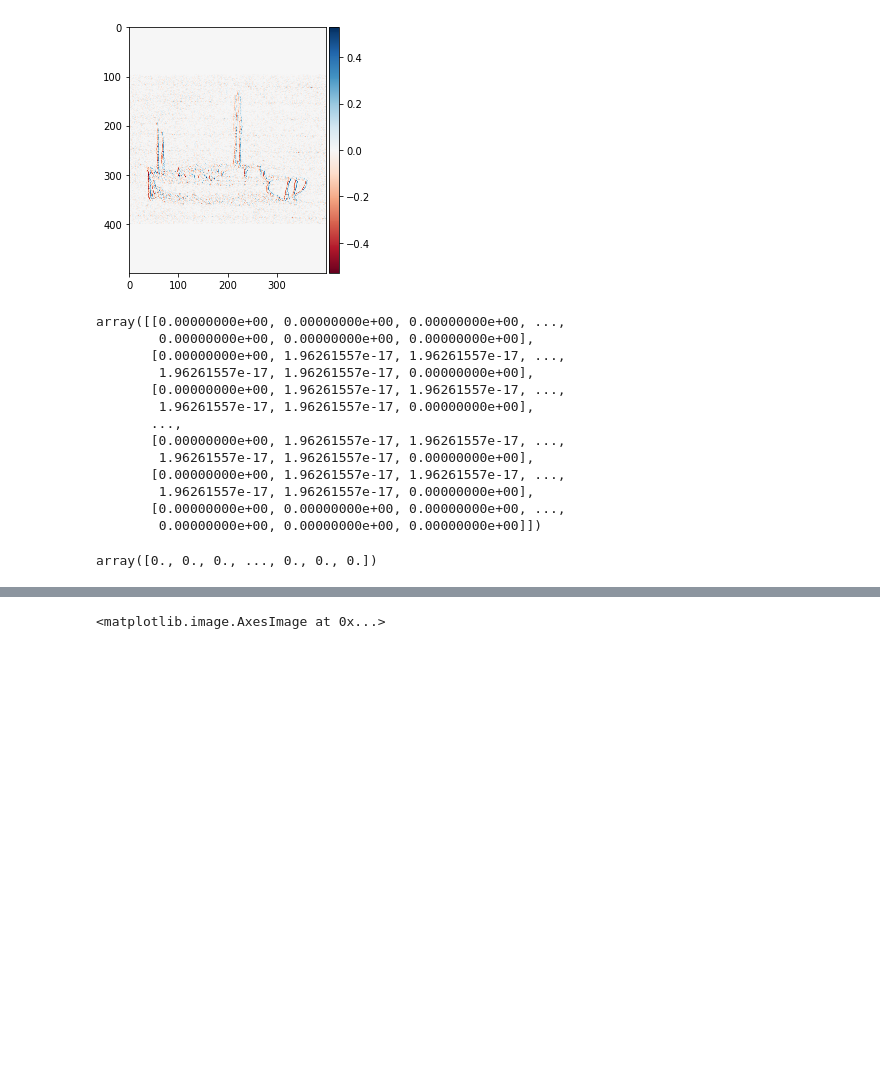
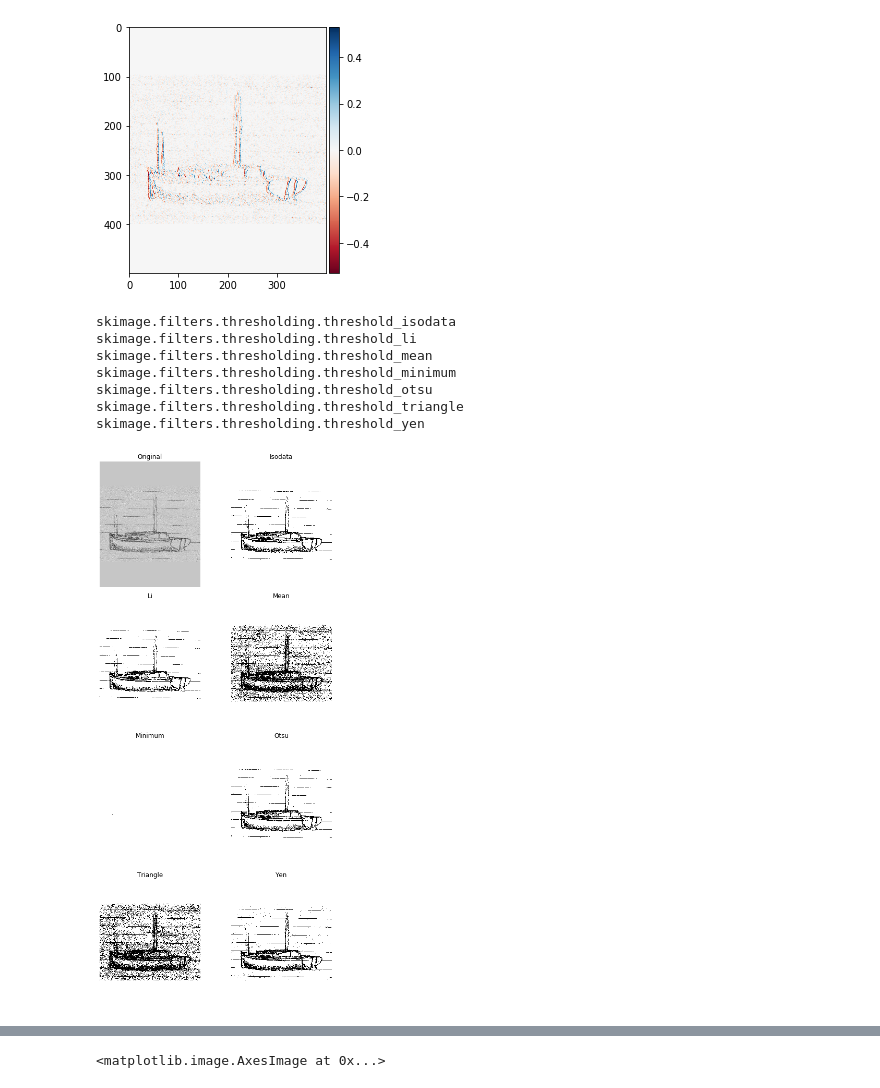
Before and after one commit to MegansColorado/Lined_Boats, a Jupyter notebook: Image_exploration.ipynb, the cells around one changed output, grey strips where cells are left out. Cells and saved outputs as stored; diff of their text form; code cells hidden in the pictures; blank space fills up the shorter version.

Commit message:
added new features and new plots

```diff
--- a/Image_exploration.ipynb
+++ b/Image_exploration.ipynb
@@ -83,23 +104,15 @@ io.imsave('images/sample_sobel_v.png',sobel_v)
 # %% [output]
 Lossy conversion from float64 to uint8. Range [-0.5284313725490196, 0.4696078431372549]. Convert image to uint8 prior to saving to suppress this warning.
 [figure]
-# %%
-sobel
-# %% [output]
-array([[0.00000000e+00, 0.00000000e+00, 0.00000000e+00, ...,
-        0.00000000e+00, 0.00000000e+00, 0.00000000e+00],
-       [0.00000000e+00, 1.96261557e-17, 1.96261557e-17, ...,
-        1.96261557e-17, 1.96261557e-17, 0.00000000e+00],
-       [0.00000000e+00, 1.96261557e-17, 1.96261557e-17, ...,
-        1.96261557e-17, 1.96261557e-17, 0.00000000e+00],
-       ...,
-       [0.00000000e+00, 1.96261557e-17, 1.96261557e-17, ...,
-        1.96261557e-17, 1.96261557e-17, 0.00000000e+00],
-       [0.00000000e+00, 1.96261557e-17, 1.96261557e-17, ...,
-        1.96261557e-17, 1.96261557e-17, 0.00000000e+00],
-       [0.00000000e+00, 0.00000000e+00, 0.00000000e+00, ...,
-        0.00000000e+00, 0.00000000e+00, 0.00000000e+00]])
-# %%
-sobel_h.flatten()
-# %% [output]
-array([0., 0., 0., ..., 0., 0., 0.])
+# %%
+#
+filters.try_all_threshold(sketch_grey, figsize=(8, 15), verbose=True);
+# %% [output]
+skimage.filters.thresholding.threshold_isodata
+skimage.filters.thresholding.threshold_li
+skimage.filters.thresholding.threshold_mean
+skimage.filters.thresholding.threshold_minimum
+skimage.filters.thresholding.threshold_otsu
+skimage.filters.thresholding.threshold_triangle
+skimage.filters.thresholding.threshold_yen
+[figure, added]
```
Also changed, not shown: parts of 27 cells of this notebook, 1 other file.
